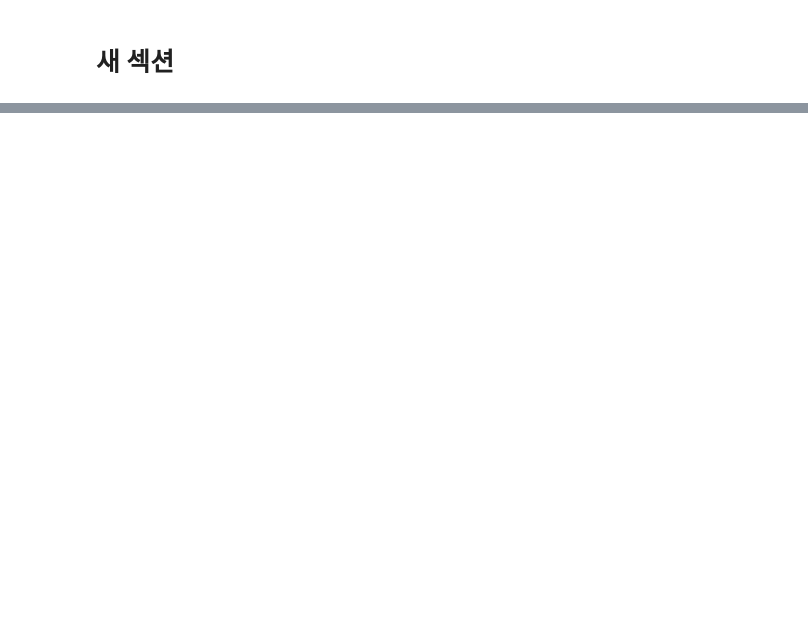
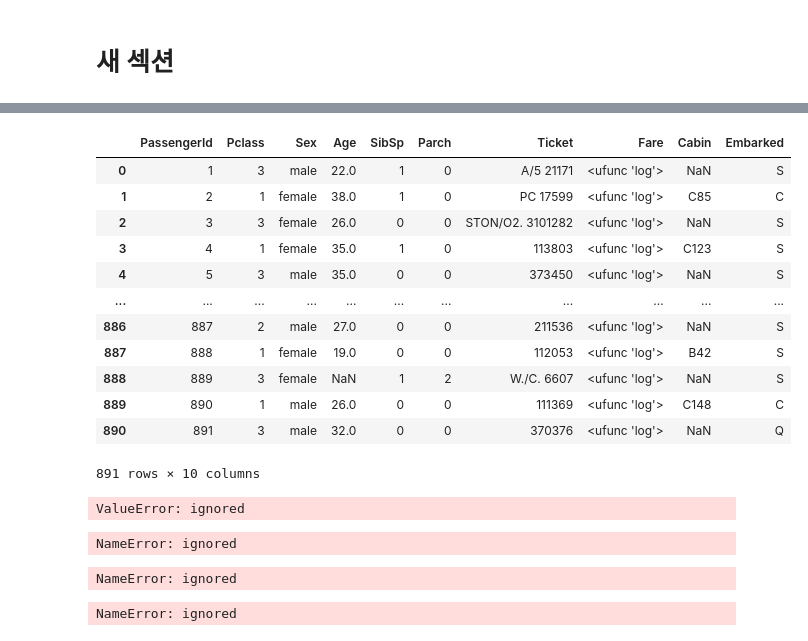
Before and after one commit to prischee/lol_test, a Jupyter notebook: 2023_03_30.ipynb, the cells around one changed output, grey strips where cells are left out. Drawn from its saved outputs; the diff is of its cells as text; code cells hidden in the pictures; blank space fills up the shorter version.

```diff
--- a/2023_03_30.ipynb
+++ b/2023_03_30.ipynb
@@ -363,0 +309,29 @@ from sklearn.naive_bayes import GaussianNB
+# %%
+train_input.drop('Name', axis = 1, inplace = True)
+# %%
+train_input
+# %% [output]
+|  | PassengerId | Pclass | Sex | Age | SibSp | Parch | Ticket | Fare | Cabin | Embarked |
+| 0 | 1 | 3 | male | 22.0 | 1 | 0 | A/5 21171 | <ufunc 'log'> | NaN | S |
+| 1 | 2 | 1 | female | 38.0 | 1 | 0 | PC 17599 | <ufunc 'log'> | C85 | C |
+| 2 | 3 | 3 | female | 26.0 | 0 | 0 | STON/O2. 3101282 | <ufunc 'log'> | NaN | S |
+| 3 | 4 | 1 | female | 35.0 | 1 | 0 | 113803 | <ufunc 'log'> | C123 | S |
+| 4 | 5 | 3 | male | 35.0 | 0 | 0 | 373450 | <ufunc 'log'> | NaN | S |
+| ... | ... | ... | ... | ... | ... | ... | ... | ... | ... | ... |
+| 886 | 887 | 2 | male | 27.0 | 0 | 0 | 211536 | <ufunc 'log'> | NaN | S |
+| 887 | 888 | 1 | female | 19.0 | 0 | 0 | 112053 | <ufunc 'log'> | B42 | S |
+| 888 | 889 | 3 | female | NaN | 1 | 2 | W./C. 6607 | <ufunc 'log'> | NaN | S |
+| 889 | 890 | 1 | male | 26.0 | 0 | 0 | 111369 | <ufunc 'log'> | C148 | C |
+| 890 | 891 | 3 | male | 32.0 | 0 | 0 | 370376 | <ufunc 'log'> | NaN | Q |
+891 rows × 10 columns
+# %%
+dt_train_pred = dt.predict(train_input)
+dt_test_pred = dt.predict(test_input)
+dt_score = accuracy_score(test_target, dt_test_pred)
+# %% [output]
+ValueError: ignored
+# %%
+print('의사결정 나무의 train 데이터 정확도 : ', accuracy_score(train_target, dt_train_pred))
+print('의사결정 나무의 test 데이터 정확도 : ', dt_score)
+# %% [output]
+NameError: ignored
@@ -363,0 +340,13 @@ from sklearn.naive_bayes import GaussianNB
+# %%
+rf_clf = RandomForestClassfier()
+rf_clf.fit(train_input, train_target)
+rf_clf_pred = rf_clf.predict(test_input)
+# %% [output]
+NameError: ignored
+# %%
+rf_scores = accuracy_score(test_target, rf_clf_pred)
+print(rf_scores)
+df_rf = pd.DataFrame({'rf_pred' : rf_clf_pred, 'truth' : test_target.values.ravel()})
+df_rf[:20]
+# %% [output]
+NameError: ignored
```
Also changed, not shown: parts of 35 cells of this notebook.
